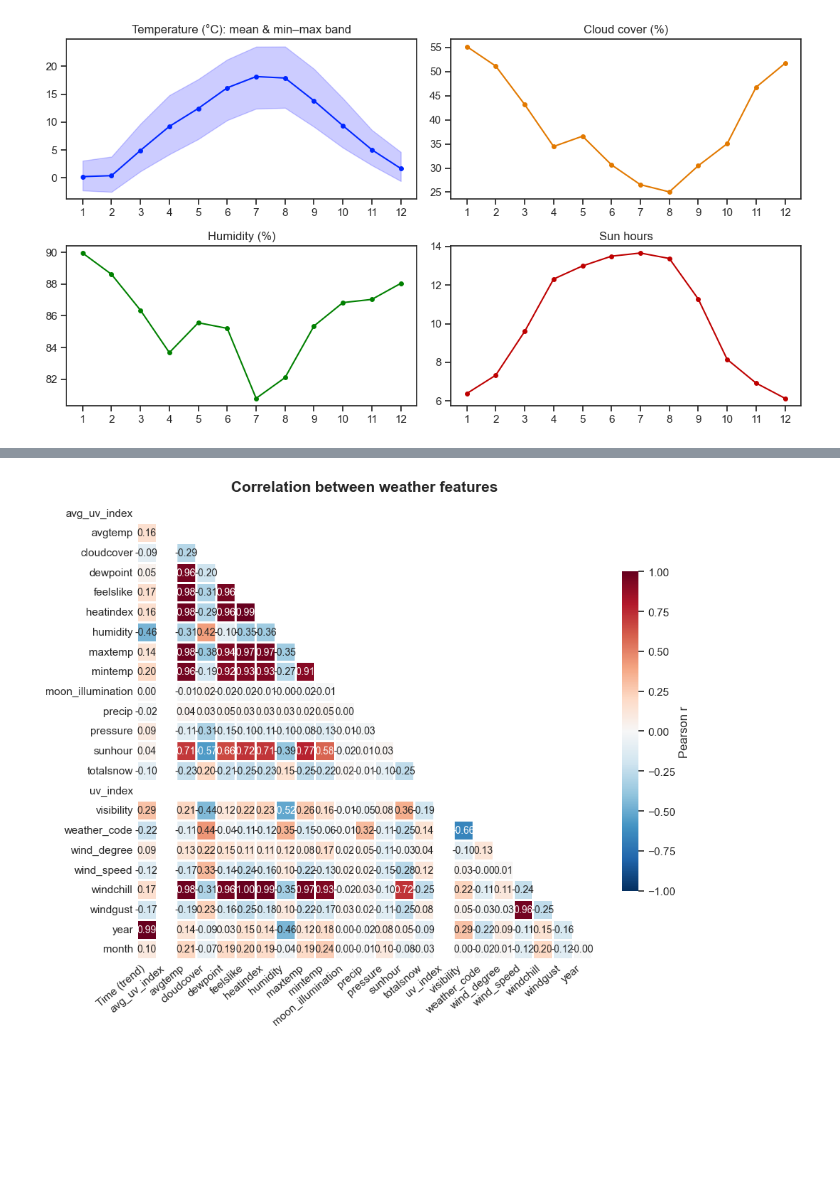
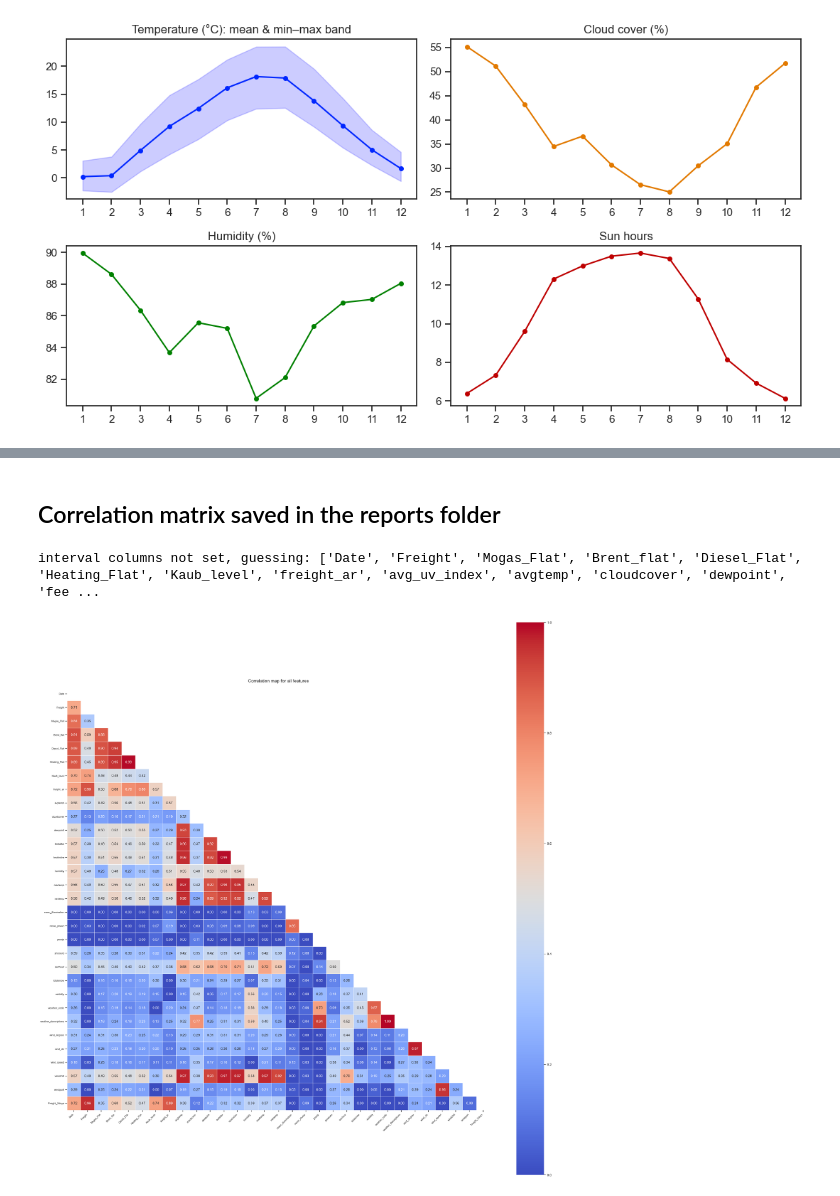
Before and after one commit to pejoCloser/Freight_Challenge, a Jupyter notebook: notebooks/EDA.ipynb, the cells around one changed output, grey strips where cells are left out. Cells and saved outputs as stored; diff of their text form; code cells hidden in the pictures; blank space fills up the shorter version.

Commit message:
Added weather info/relationships and target relationships to EDA

```diff
--- a/notebooks/EDA.ipynb
+++ b/notebooks/EDA.ipynb
@@ -265,13 +285,11 @@ print('constant columns:', const)
 # sanity checks
 df_weather['date'] = pd.to_datetime(df_weather['date'], dayfirst=True)   # dates are dd/mm/yyyy
 df_weather['year'] = df_weather['date'].dt.year
-df_weather['month'] = df_weather['date'].dt.month
 print('maxtemp < mintemp:', (df_weather['maxtemp'] < df_weather['mintemp']).sum())
 print('avgtemp outside [min,max]:', ((df_weather['avgtemp'] > df_weather['maxtemp']) | (df_weather['avgtemp'] < df_weather['mintemp'])).sum())
 print('days with precip > 0:', (df_weather['precip'] > 0).sum(), 'of', len(df_weather))
 print('days with snow  > 0:', (df_weather['totalsnow'] > 0).sum())
 df_weather['year'] = df_weather['date'].dt.year
-df_weather['month'] = df_weather['date'].dt.month
 display(df_weather.groupby('year')['precip'].sum().rename('Total precip annual').to_frame().T)
 print(df_weather['weather_descriptions'].value_counts())
 # %% [output]
@@ -525,3 +541,5 @@ for a in axes.flat: a.set_xticks(range(1, 13))
 plt.tight_layout(); plt.show()
 # %% [output]
 [figure]
+# %%
+df_weather.drop(columns=['month', 'year'], inplace=True)
@@ -527,0 +611,2 @@ plt.tight_layout(); plt.show()
+# %%
+df_complete = pd.merge(df_freight, df_weather, on='Date', how='left')
@@ -527,0 +615,6 @@ plt.tight_layout(); plt.show()
+# %%
+# Price 5 rows ahead (the last 5 rows get NaN because they have no future)
+df_complete['Freight_5days'] = df_complete['Freight'].shift(-5)
+
+# Drop those last 5 rows
+df_complete = df_complete.dropna(subset=['Freight_5days']).reset_index(drop=True)
@@ -528,39 +736,56 @@ plt.tight_layout(); plt.show()
+# %% [markdown]
+## Correlation matrix saved in the reports folder
 # %%
-correlation_data_w = df_weather.copy()
+correlation_complete_data = df_complete.copy()
 
-correlation_data_w = correlation_data_w.dropna(subset=["Date"])
-correlation_data_w["Date"] = correlation_data_w["Date"].map(lambda date: date.toordinal())   # time trend
+# Garante que é datetime (valores inválidos viram NaT)
+correlation_complete_data["Date"] = pd.to_datetime(
+    correlation_complete_data["Date"], errors="coerce"
+)
 
-# Use original column names (only relabeling Date to show it represents the time trend)
-correlation_matrix = correlation_data_w.rename(columns={"Date": "Time (trend)"}).corr(method="pearson", numeric_only=True)
+# Converte para ordinal, mantendo NaT como NaN
+correlation_complete_data["Date"] = correlation_complete_data["Date"].map(
+    lambda d: d.toordinal() if pd.notna(d) else np.nan
+)
 
-# Generate a mask for the upper triangle; drop the empty first row / last column
+# Calculate Phik matrix (using njobs=1 to prevent Windows crash)
+correlation_matrix = correlation_complete_data.phik_matrix(njobs=1)
+
+# Generate a mask for the upper triangle
 mask = np.triu(np.ones_like(correlation_matrix, dtype=bool))
-corr = correlation_matrix.iloc[1:, :-1]
-mask = mask[1:, :-1]
 
-fig, ax = plt.subplots(figsize=(10, 8))
+# 1. Dynamically scale figure size so cells have enough physical room
+n_features = len(correlation_matrix.columns)
+fig_size = max(10, n_features * 0.8)
+fig, ax = plt.subplots(figsize=(fig_size, fig_size))
+
+# 2. Dynamically shrink text size so numbers fit cleanly inside the cells
+font_size = max(5, 14 - (n_features * 0.1))
+
 sns.heatmap(
-    corr,
-    mask=mask,       # Hides the upper triangle
+    correlation_matrix,
+    mask=mask,  # Hides the upper triangle
     annot=True,
     fmt=".2f",
-    annot_kws={"size": 10},
-    cmap="RdBu_r",   # diverging: blue = negative, red = positive, white = 0
-    vmin=-1,
+    cmap="coolwarm",
+    vmin=0,
     vmax=1,
-    center=0,
+    # center=0 removed because phik ranges from 0 to 1
     square=True,
-    linewidths=1,
-    linecolor="white",
-    cbar_kws={"shrink": 0.7, "label": "Pearson r"},
+    linewidths=0.5,
+    annot_kws={"size": font_size},  # Forces annotations to scale down
     ax=ax,
 )
-ax.tick_params(length=0)
-plt.setp(ax.get_xticklabels(), rotation=40, ha="right")
-plt.setp(ax.get_yticklabels(), rotation=0)
-ax.set_title("Correlation between weather features", fontsize=15, fontweight="bold", pad=12, loc="center")
+
+# 3. Rotate and adjust tick labels to prevent crowding
+plt.xticks(
+    rotation=45, ha="right", fontsize=max(8, 12 - int(n_features * 0.15))
+)
+plt.yticks(rotation=0, fontsize=max(8, 12 - int(n_features * 0.15)))
+
+ax.set_title("Correlation map for all features", fontsize=14, pad=15)
 fig.tight_layout()
 plt.show()
 # %% [output]
+interval columns not set, guessing: ['Date', 'Freight', 'Mogas_Flat', 'Brent_flat', 'Diesel_Flat', 'Heating_Flat', 'Kaub_level', 'freight_ar', 'avg_uv_index', 'avgtemp', 'cloudcover', 'dewpoint', 'fee ...
-[figure, old version]
+[figure, new version]
```
Also changed, not shown: parts of 21 cells of this notebook, 2 other files.
